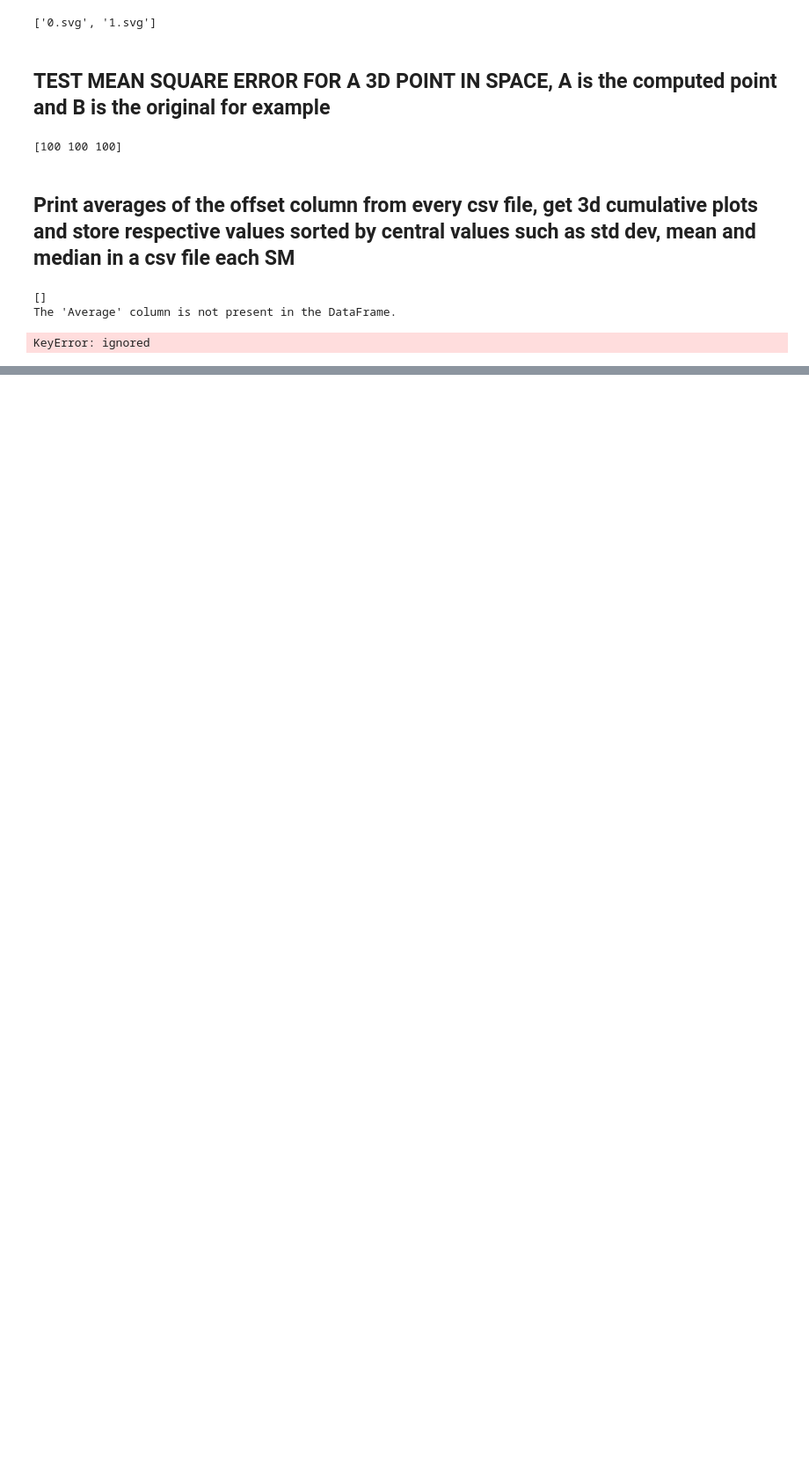
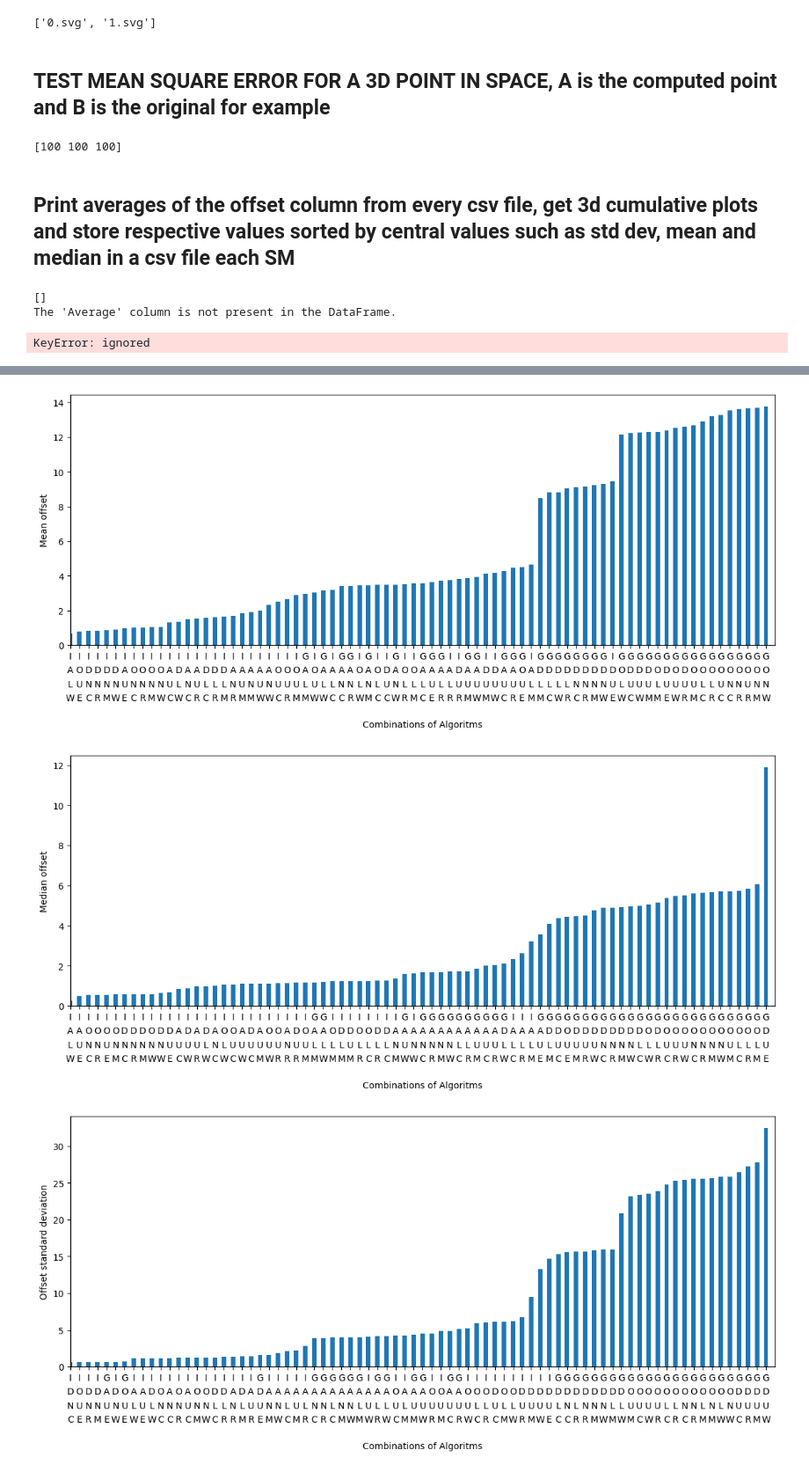
Before and after one commit to AlexLenitschek/ILDARSrevised, a Jupyter notebook: Results_of_ILDARS.ipynb, the cells around one changed output, grey strips where cells are left out. Shown at 88% size. Cells and saved outputs as stored; diff of their text form; code cells hidden in the pictures; blank space fills up the shorter version.

Commit message:
Some trial and error. Added results-analysis in results folder

```diff
--- a/Results_of_ILDARS.ipynb
+++ b/Results_of_ILDARS.ipynb
@@ -431,0 +673,44 @@ KeyError: ignored
+# %%
+import os
+import csv
+import matplotlib.pyplot as plt
+from pathlib import Path
+from statistics import mean, median, stdev
+import matplotlib.pyplot as plt
+from tabulate import tabulate
+
+def plot_sorted_data(sorted_files, plotname, name_y_axis):
+    #file_names = [item[0][0] for item in sorted_files3]
+    file_names = [item[0] for item in sorted_files]
+    std_values = [item[1] for item in sorted_files]
+
+    plt.figure(figsize=(14, 5))
+    x_pos = range(len(file_names))
+    plt.bar(x_pos, std_values, width=0.5)
+    plt.xticks(x_pos, [shorten_names(f) for f in file_names], linespacing=0.7)
+    plt.xlabel('Combinations of Algoritms')
+    plt.ylabel(name_y_axis)
+    plt.xlim(0,len(file_names))
+    plt.savefig("/content/drive/MyDrive/ILDARSrevised/results/ImageResults/" + f'{plotname}_separated_mm.svg', pad_inches=0, bbox_inches='tight')
+    #plt.tight_layout()
+    #plt.subplots_adjust(bottom=0.3)
+    plt.show()
+
+results_root = sorted(os.listdir('/content/drive/MyDrive/ILDARSrevised/results'), reverse=True)
+results_root = [f for f in results_root if not f.startswith("ImageResults")]
+most_recent_folder = results_root[0]
+folder_path = f'/content/drive/MyDrive/ILDARSrevised/results/{most_recent_folder}/'
+column_index = 3  # Replace with the index of the column to calculate the mean (0-based index)
+
+sorted_by_mean = sort_csv_files(folder_path, column_index, mean)
+plot_sorted_data(sorted_by_mean, "bymean", "Mean offset")
+
+sorted_by_median = sort_csv_files(folder_path, column_index, median)
+plot_sorted_data(sorted_by_median, "bymedian", "Median offset")
+
+sorted_by_std_dev = sort_csv_files(folder_path, column_index, stdev)
+plot_sorted_data(sorted_by_std_dev, "bystddev", "Offset standard deviation")
+# %% [output]
+[figure, added]
+[figure, added]
+[figure, added]
```
Also changed, not shown: parts of 10 cells of this notebook.
